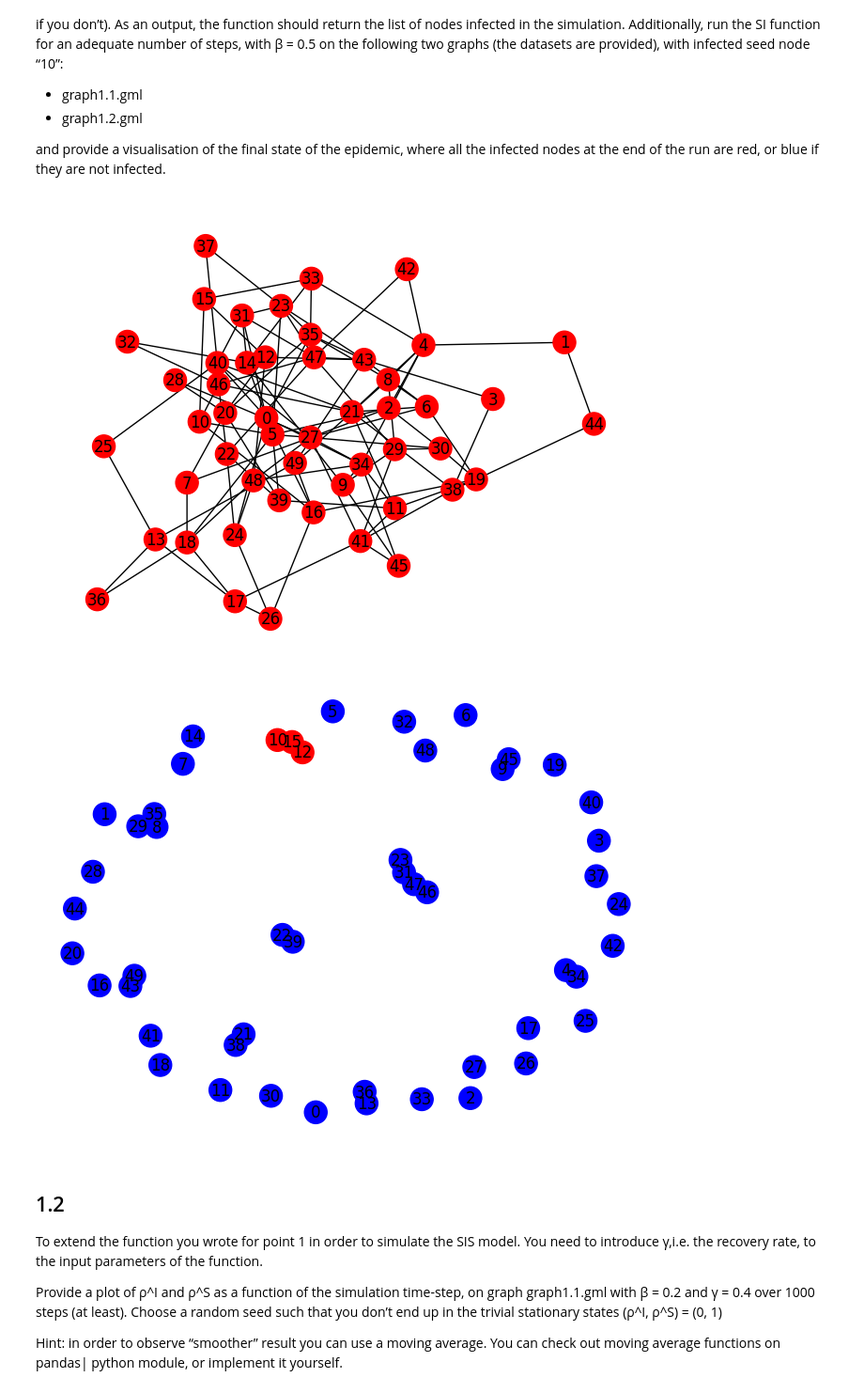
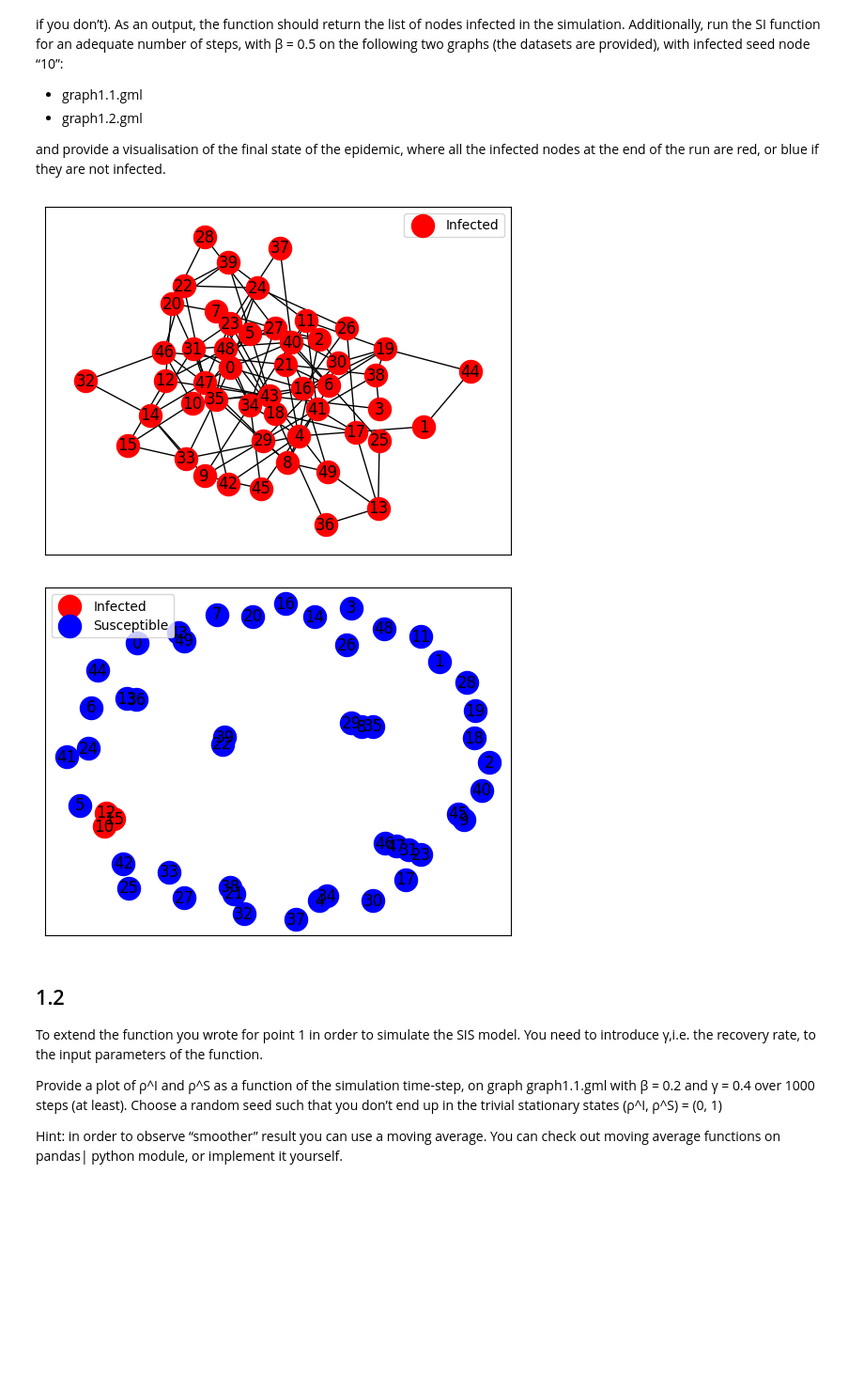
Before and after one commit to HuberNicolas/network-science-uzh, a Jupyter notebook: assignment-4/Assignment_04.ipynb, the cells around one changed output. Shown: that part at 94% size. Drawn from its saved outputs; the diff is of its cells as text; code cells hidden in the pictures; blank space fills up the shorter version.

```diff
--- a/assignment-4/Assignment_04.ipynb
+++ b/assignment-4/Assignment_04.ipynb
@@ -109,7 +109,7 @@ the following two graphs (the datasets are provided), with infected seed node
 and provide a visualisation of the final state of the epidemic, where all the infected nodes at the end of
 the run are red, or blue if they are not infected.
 # %%
-def si_simulation(graph, beta, seed_node, max_steps=100):
+def si_sim(graph, beta, seed_node, max_steps=100):
     # Set of infected nodes with the seed node
     infected_nodes = set()
     infected_nodes.add(seed_node)
@@ -118,46 +118,57 @@ def si_simulation(graph, beta, seed_node, max_steps=100):
     steps = 0
 
     while steps < max_steps:
-        cp_infected_nodes = infected_nodes.copy()
-        susceptible_nodes = nodes - cp_infected_nodes # Identify susceptible nodes by subtracting infected nodes from all nodes
+        infected_nodes_copy = infected_nodes.copy()
+        susceptible_nodes = nodes - infected_nodes_copy # Identify susceptible nodes by subtracting infected nodes from all nodes
 
         for node in susceptible_nodes:
             neighbors = set(graph.neighbors(node)) # Get neighbors of current node
-            infected_neighbors = neighbors & cp_infected_nodes # Get infected neighbors of current node
+            infected_neighbors = neighbors & infected_nodes_copy # Get infected neighbors of current node
 
             num_infected_neighbors = len(infected_neighbors)
 
             if num_infected_neighbors > 0:
                 prob_healthy = (1-beta)**num_infected_neighbors
                 prob_infected = 1 - prob_healthy
-                if random() < prob_infected:
+                if random.random() < prob_infected:
                     infected_nodes.add(node) # Node gets infected
 
         steps += 1
 
     return list(infected_nodes)
 
 def visualize_epidemic(graph, infected_nodes):
     pos = nx.spring_layout(graph)
-    nx.draw(graph, pos, node_color=['red' if node in infected_nodes else 'blue' for node in graph.nodes], with_labels=True)
+
+    # Draw nodes
+    nx.draw_networkx_nodes(graph, pos, nodelist=infected_nodes, node_color='red', label='Infected')
+    nx.draw_networkx_nodes(graph, pos, nodelist=set(graph.nodes) - set(infected_nodes), node_color='blue', label='Susceptible')
+
+    # Draw edges
+    nx.draw_networkx_edges(graph, pos)
+
+    # Draw labels
+    nx.draw_networkx_labels(graph, pos)
+
+    # Display legend
+    plt.legend()
+
+    # Show the plot
     plt.show()
 
-
-# Example usage with two provided graphs
 graph1_1 = graphs["graph1.1"]
 graph1_2 = graphs["graph1.2"]
-
 beta = 0.5
 seed_node = "10"
 
-infected_nodes1_1 = si_simulation(graph1_1, beta, seed_node)
+infected_nodes1_1 = si_sim(graph1_1, beta, seed_node)
 visualize_epidemic(graph1_1, infected_nodes1_1)
 
-infected_nodes1_2 = si_simulation(graph1_2, beta, seed_node)
+infected_nodes1_2 = si_sim(graph1_2, beta, seed_node)
 visualize_epidemic(graph1_2, infected_nodes1_2)
 # %% [output]
-[figure, old version]
+[figure, new version]
-[figure, old version]
+[figure, new version]
 # %% [markdown]
 ## 1.2
 To extend the function you wrote for point 1 in order to simulate the SIS model. You need to
```
Also changed, not shown: parts of 4 cells of this notebook, 1 other file.
